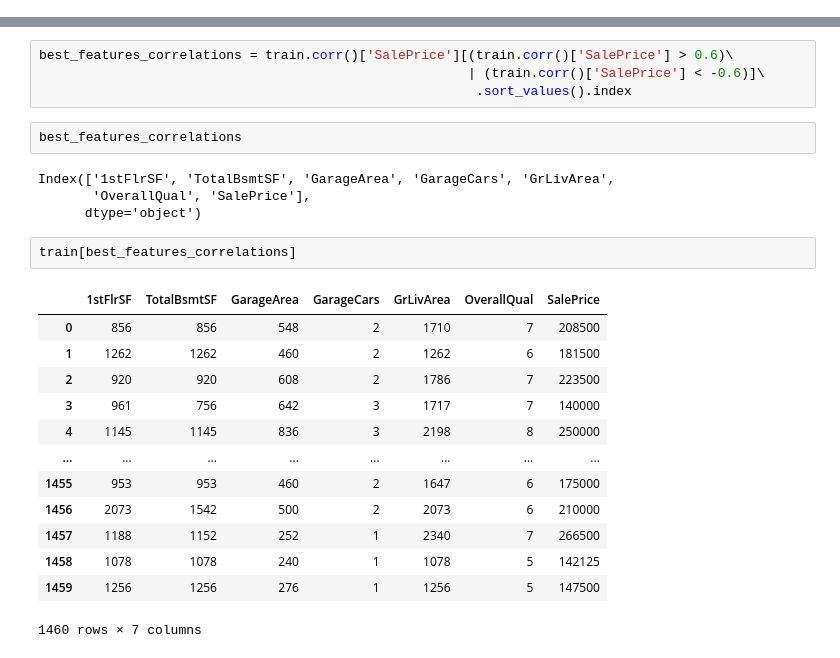
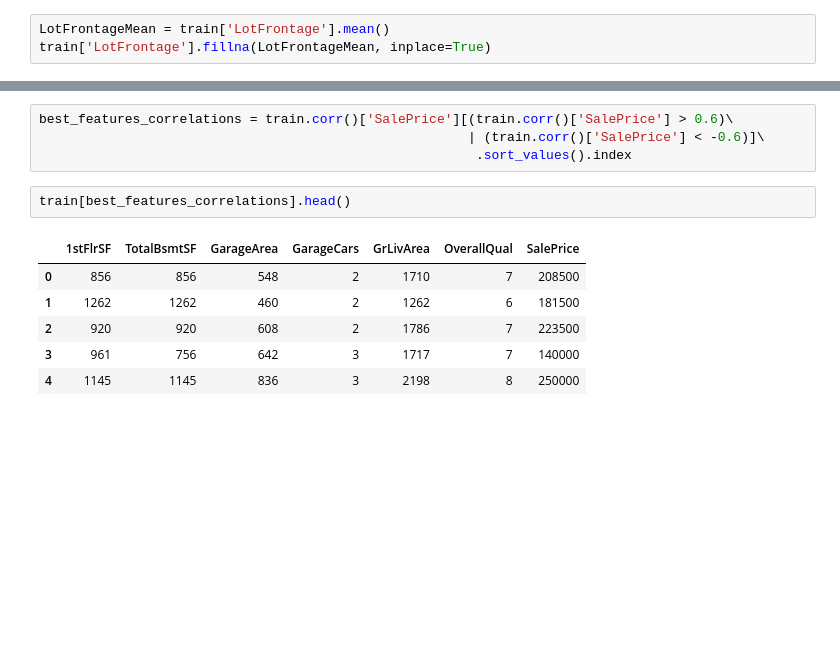
Before and after one commit to wyluilipe/House_price_prediction, a Jupyter notebook: Untitled.ipynb, the cells around one changed output, grey strips where cells are left out. Saved outputs shown, nothing was run; the diff lists cells and outputs as text; blank space fills up the shorter version.

```diff
--- a/Untitled.ipynb
+++ b/Untitled.ipynb
@@ -18,0 +42,3 @@ train.head()
+# %%
+LotFrontageMean = train['LotFrontage'].mean()
+train['LotFrontage'].fillna(LotFrontageMean, inplace=True)
@@ -50,25 +112,12 @@ Name: 1stFlrSF, dtype: float64
 best_features_correlations = train.corr()['SalePrice'][(train.corr()['SalePrice'] > 0.6)\
                                                        | (train.corr()['SalePrice'] < -0.6)]\
                                                         .sort_values().index
-# %%
-best_features_correlations
-# %% [output]
-Index(['1stFlrSF', 'TotalBsmtSF', 'GarageArea', 'GarageCars', 'GrLivArea',
-       'OverallQual', 'SalePrice'],
-      dtype='object')
 # %%
-train[best_features_correlations]
+train[best_features_correlations].head()
 # %% [output]
 |  | 1stFlrSF | TotalBsmtSF | GarageArea | GarageCars | GrLivArea | OverallQual | SalePrice |
 | 0 | 856 | 856 | 548 | 2 | 1710 | 7 | 208500 |
 | 1 | 1262 | 1262 | 460 | 2 | 1262 | 6 | 181500 |
 | 2 | 920 | 920 | 608 | 2 | 1786 | 7 | 223500 |
 | 3 | 961 | 756 | 642 | 3 | 1717 | 7 | 140000 |
 | 4 | 1145 | 1145 | 836 | 3 | 2198 | 8 | 250000 |
-| ... | ... | ... | ... | ... | ... | ... | ... |
-| 1455 | 953 | 953 | 460 | 2 | 1647 | 6 | 175000 |
-| 1456 | 2073 | 1542 | 500 | 2 | 2073 | 6 | 210000 |
-| 1457 | 1188 | 1152 | 252 | 1 | 2340 | 7 | 266500 |
-| 1458 | 1078 | 1078 | 240 | 1 | 1078 | 5 | 142125 |
-| 1459 | 1256 | 1256 | 276 | 1 | 1256 | 5 | 147500 |
-1460 rows × 7 columns
```
Also changed, not shown: parts of 4 cells of this notebook.
